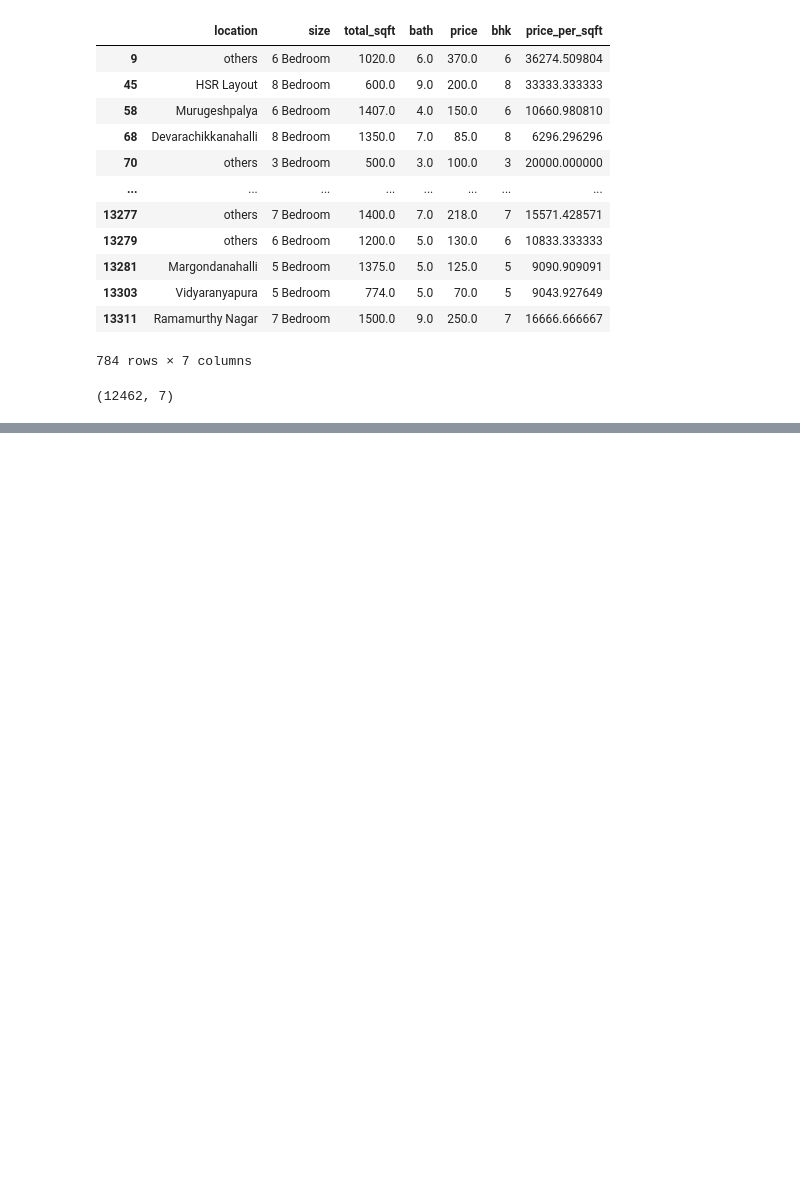
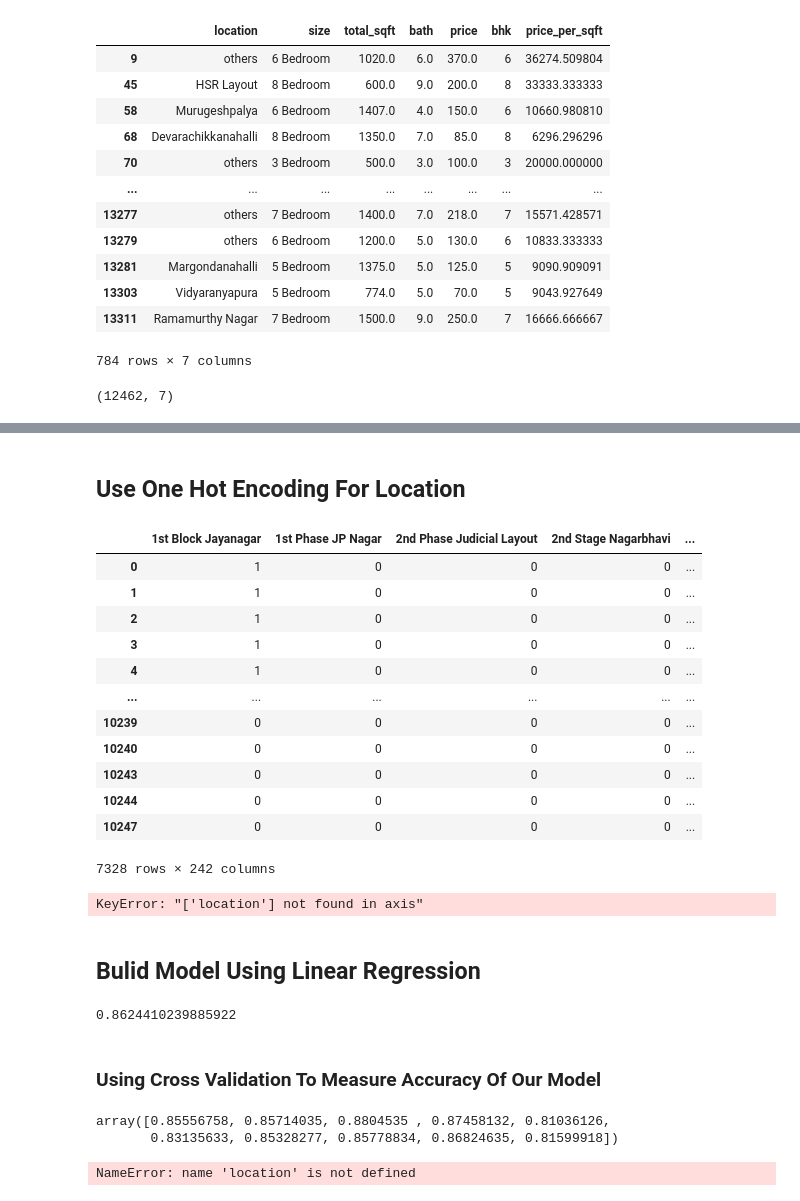
Before and after one commit to warf23/Machine_Learning_Housing_Princing_Banglador_With_Deployment, a Jupyter notebook: Housing_Price_Model.ipynb, the cells around one changed output, grey strips where cells are left out. Drawn from its saved outputs; the diff is of its cells as text; code cells hidden in the pictures; blank space fills up the shorter version.

Commit message:
Adding Model

```diff
--- a/Housing_Price_Model.ipynb
+++ b/Housing_Price_Model.ipynb
@@ -193,0 +258,19 @@ df6.sample(5)
+# %% [markdown]
+## Use One Hot Encoding For Location
+# %%
+dummies = pd.get_dummies(df8.location)
+dummies
+# %% [output]
+|  | 1st Block Jayanagar | 1st Phase JP Nagar | 2nd Phase Judicial Layout | 2nd Stage Nagarbhavi | ... |
+| 0 | 1 | 0 | 0 | 0 | ... |
+| 1 | 1 | 0 | 0 | 0 | ... |
+| 2 | 1 | 0 | 0 | 0 | ... |
+| 3 | 1 | 0 | 0 | 0 | ... |
+| 4 | 1 | 0 | 0 | 0 | ... |
+| ... | ... | ... | ... | ... | ... |
+| 10239 | 0 | 0 | 0 | 0 | ... |
+| 10240 | 0 | 0 | 0 | 0 | ... |
+| 10243 | 0 | 0 | 0 | 0 | ... |
+| 10244 | 0 | 0 | 0 | 0 | ... |
+| 10247 | 0 | 0 | 0 | 0 | ... |
+7328 rows × 242 columns
@@ -193,0 +279,4 @@ df6.sample(5)
+# %%
+df9.drop('location',axis='columns',inplace=True)
+# %% [output]
+KeyError: "['location'] not found in axis"
@@ -193,0 +287,2 @@ df6.sample(5)
+# %% [markdown]
+## Bulid Model Using Linear Regression
@@ -193,0 +296,22 @@ df6.sample(5)
+# %%
+from sklearn.linear_model import LinearRegression
+lm = LinearRegression()
+lm.fit(X_train,y_train)
+lm.score(X_test,y_test)
+# %% [output]
+0.8624410239885922
+# %% [markdown]
+### Using Cross Validation To Measure Accuracy Of Our Model
+# %%
+from sklearn.model_selection import ShuffleSplit
+from sklearn.model_selection import cross_val_score
+cv = ShuffleSplit(n_splits=10, test_size=0.2, random_state=0)
+
+cross_val_score(LinearRegression(), X, y, cv=cv)
+# %% [output]
+array([0.85556758, 0.85714035, 0.8804535 , 0.87458132, 0.81036126,
+       0.83135633, 0.85328277, 0.85778834, 0.86824635, 0.81599918])
+# %%
+X [np.where(X.columns==location)[0][0]]
+# %% [output]
+NameError: name 'location' is not defined
```
Also changed, not shown: parts of 17 cells of this notebook.
